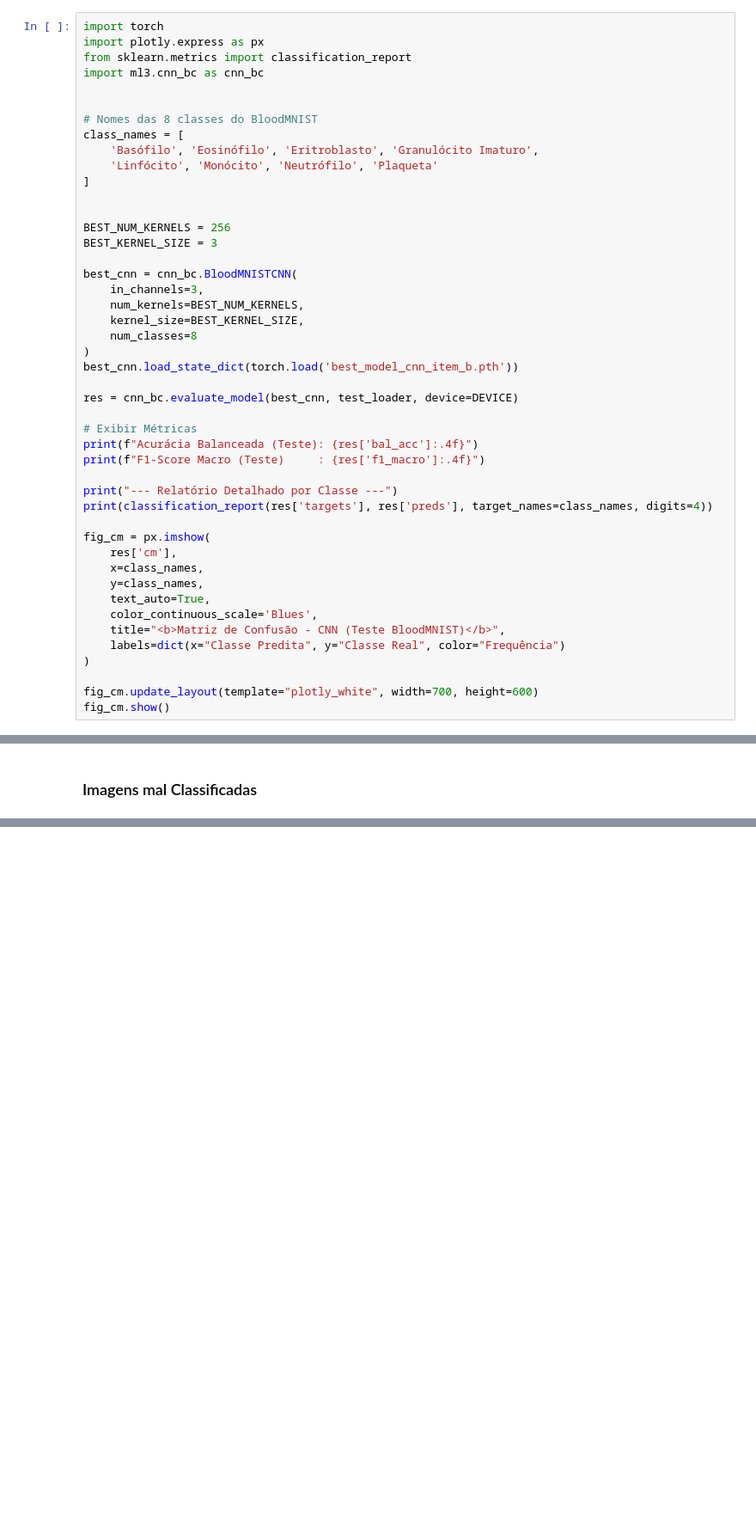
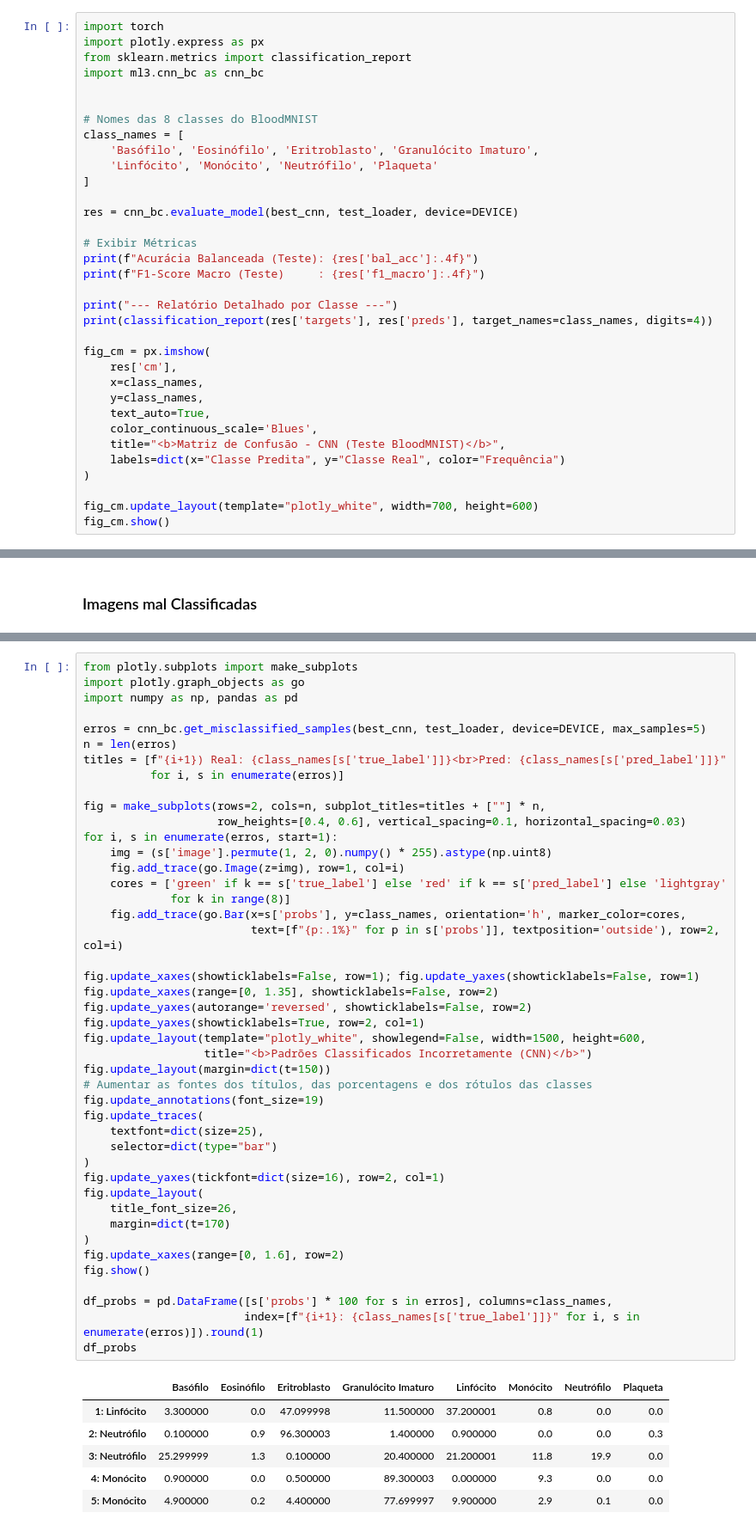
Before and after one commit to TochaFh/IA048-ML-Atividades, a Jupyter notebook: Atividade 3/notebooks/bc/item_bc.ipynb, the cells around one changed output, grey strips where cells are left out. Shown at 86% size. Saved outputs shown, nothing was run; the diff lists cells and outputs as text; blank space fills up the shorter version.

Commit message:
Item D finishing (código)

```diff
--- a/Atividade 3/notebooks/bc/item_bc.ipynb
+++ b/Atividade 3/notebooks/bc/item_bc.ipynb
@@ -178,18 +209,6 @@ class_names = [
     'Basófilo', 'Eosinófilo', 'Eritroblasto', 'Granulócito Imaturo',
     'Linfócito', 'Monócito', 'Neutrófilo', 'Plaqueta'
 ]
-
-
-BEST_NUM_KERNELS = 256
-BEST_KERNEL_SIZE = 3
-
-best_cnn = cnn_bc.BloodMNISTCNN(
-    in_channels=3,
-    num_kernels=BEST_NUM_KERNELS,
-    kernel_size=BEST_KERNEL_SIZE,
-    num_classes=8
-)
-best_cnn.load_state_dict(torch.load('best_model_cnn_item_b.pth'))
 
 res = cnn_bc.evaluate_model(best_cnn, test_loader, device=DEVICE)
 
@@ -276,3 +295,54 @@ fig.update_layout(
 )
 
 fig.show()
+# %%
+from plotly.subplots import make_subplots
+import plotly.graph_objects as go
+import numpy as np, pandas as pd
+
+erros = cnn_bc.get_misclassified_samples(best_cnn, test_loader, device=DEVICE, max_samples=5)
+n = len(erros)
+titles = [f"{i+1}) Real: {class_names[s['true_label']]}<br>Pred: {class_names[s['pred_label']]}"
+          for i, s in enumerate(erros)]
+
+fig = make_subplots(rows=2, cols=n, subplot_titles=titles + [""] * n,
+                    row_heights=[0.4, 0.6], vertical_spacing=0.1, horizontal_spacing=0.03)
+for i, s in enumerate(erros, start=1):
+    img = (s['image'].permute(1, 2, 0).numpy() * 255).astype(np.uint8)
+    fig.add_trace(go.Image(z=img), row=1, col=i)
+    cores = ['green' if k == s['true_label'] else 'red' if k == s['pred_label'] else 'lightgray'
+             for k in range(8)]
+    fig.add_trace(go.Bar(x=s['probs'], y=class_names, orientation='h', marker_color=cores,
+                         text=[f"{p:.1%}" for p in s['probs']], textposition='outside'), row=2, col=i)
+
+fig.update_xaxes(showticklabels=False, row=1); fig.update_yaxes(showticklabels=False, row=1)
+fig.update_xaxes(range=[0, 1.35], showticklabels=False, row=2)
+fig.update_yaxes(autorange='reversed', showticklabels=False, row=2)
+fig.update_yaxes(showticklabels=True, row=2, col=1)
+fig.update_layout(template="plotly_white", showlegend=False, width=1500, height=600,
+                  title="<b>Padrões Classificados Incorretamente (CNN)</b>")
+fig.update_layout(margin=dict(t=150))
+# Aumentar as fontes dos títulos, das porcentagens e dos rótulos das classes
+fig.update_annotations(font_size=19)
+fig.update_traces(
+    textfont=dict(size=25),
+    selector=dict(type="bar")
+)
+fig.update_yaxes(tickfont=dict(size=16), row=2, col=1)
+fig.update_layout(
+    title_font_size=26,
+    margin=dict(t=170)
+)
+fig.update_xaxes(range=[0, 1.6], row=2)
+fig.show()
+
+df_probs = pd.DataFrame([s['probs'] * 100 for s in erros], columns=class_names,
+                        index=[f"{i+1}: {class_names[s['true_label']]}" for i, s in enumerate(erros)]).round(1)
+df_probs
+# %% [output]
+|  | Basófilo | Eosinófilo | Eritroblasto | Granulócito Imaturo | Linfócito | Monócito | Neutrófilo | Plaqueta |
+| 1: Linfócito | 3.300000 | 0.0 | 47.099998 | 11.500000 | 37.200001 | 0.8 | 0.0 | 0.0 |
+| 2: Neutrófilo | 0.100000 | 0.9 | 96.300003 | 1.400000 | 0.900000 | 0.0 | 0.0 | 0.3 |
+| 3: Neutrófilo | 25.299999 | 1.3 | 0.100000 | 20.400000 | 21.200001 | 11.8 | 19.9 | 0.0 |
+| 4: Monócito | 0.900000 | 0.0 | 0.500000 | 89.300003 | 0.000000 | 9.3 | 0.0 | 0.0 |
+| 5: Monócito | 4.900000 | 0.2 | 4.400000 | 77.699997 | 9.900000 | 2.9 | 0.1 | 0.0 |
```
Also changed, not shown: parts of 3 cells of this notebook, 12 other files.
